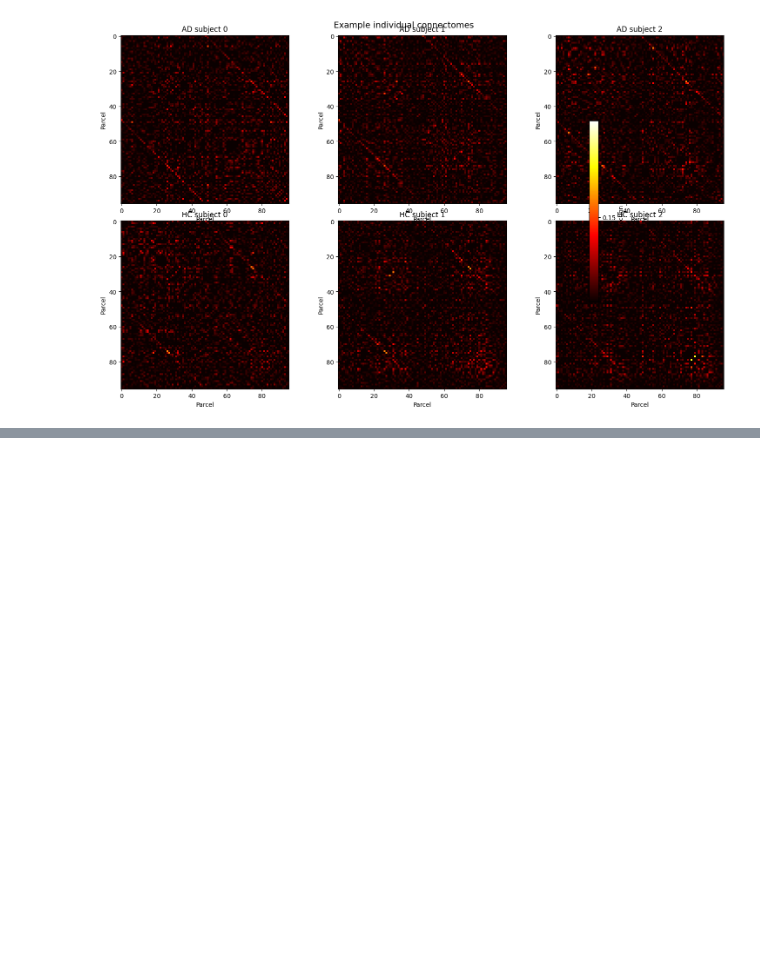
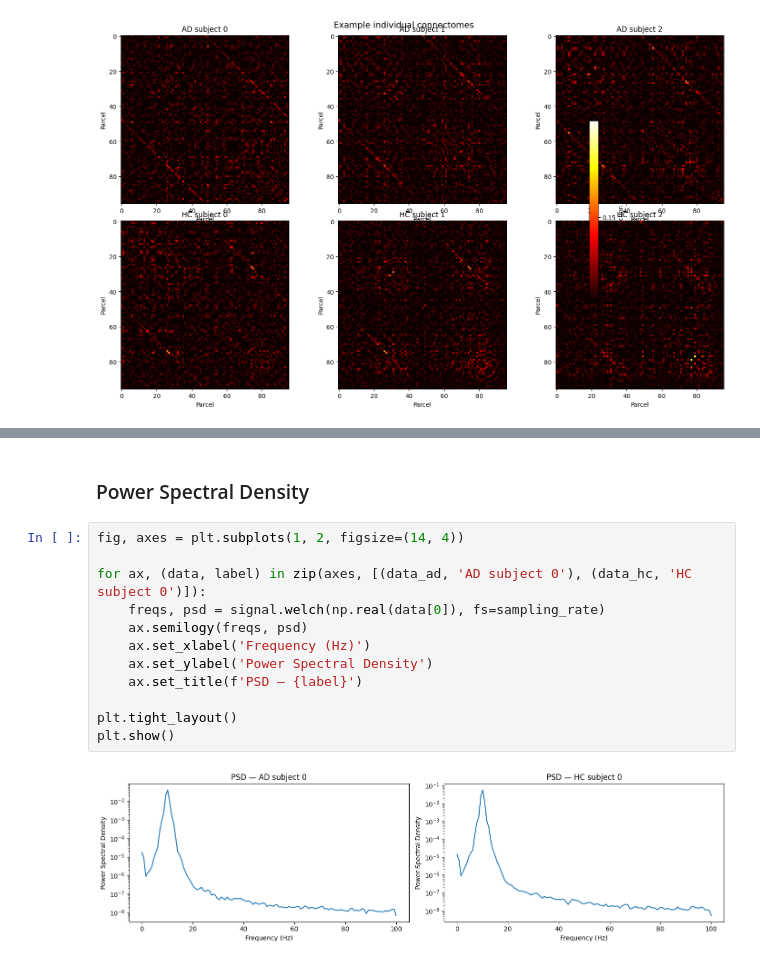
Before and after one commit to Grega2804/GABS-Project, a Jupyter notebook: Code/notebook.ipynb, the cells around one changed output, grey strips where cells are left out. Cells and saved outputs as stored; diff of their text form; blank space fills up the shorter version.

```diff
--- a/Code/notebook.ipynb
+++ b/Code/notebook.ipynb
@@ -180,0 +266,16 @@ plt.show()
+# %% [markdown]
+### Power Spectral Density
+# %%
+fig, axes = plt.subplots(1, 2, figsize=(14, 4))
+
+for ax, (data, label) in zip(axes, [(data_ad, 'AD subject 0'), (data_hc, 'HC subject 0')]):
+    freqs, psd = signal.welch(np.real(data[0]), fs=sampling_rate)
+    ax.semilogy(freqs, psd)
+    ax.set_xlabel('Frequency (Hz)')
+    ax.set_ylabel('Power Spectral Density')
+    ax.set_title(f'PSD — {label}')
+
+plt.tight_layout()
+plt.show()
+# %% [output]
+[figure, added]
```
Also changed, not shown: parts of 19 cells of this notebook.
